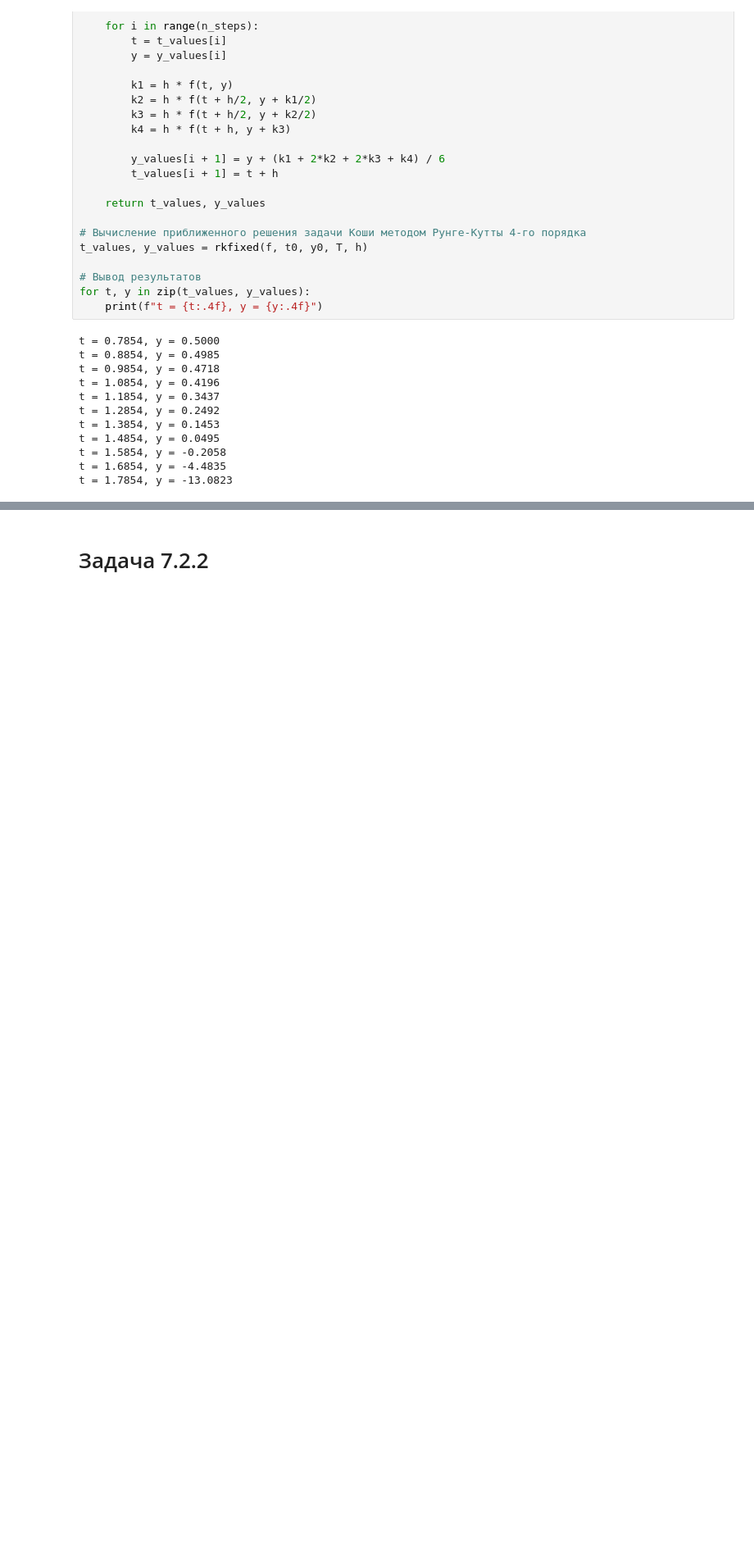
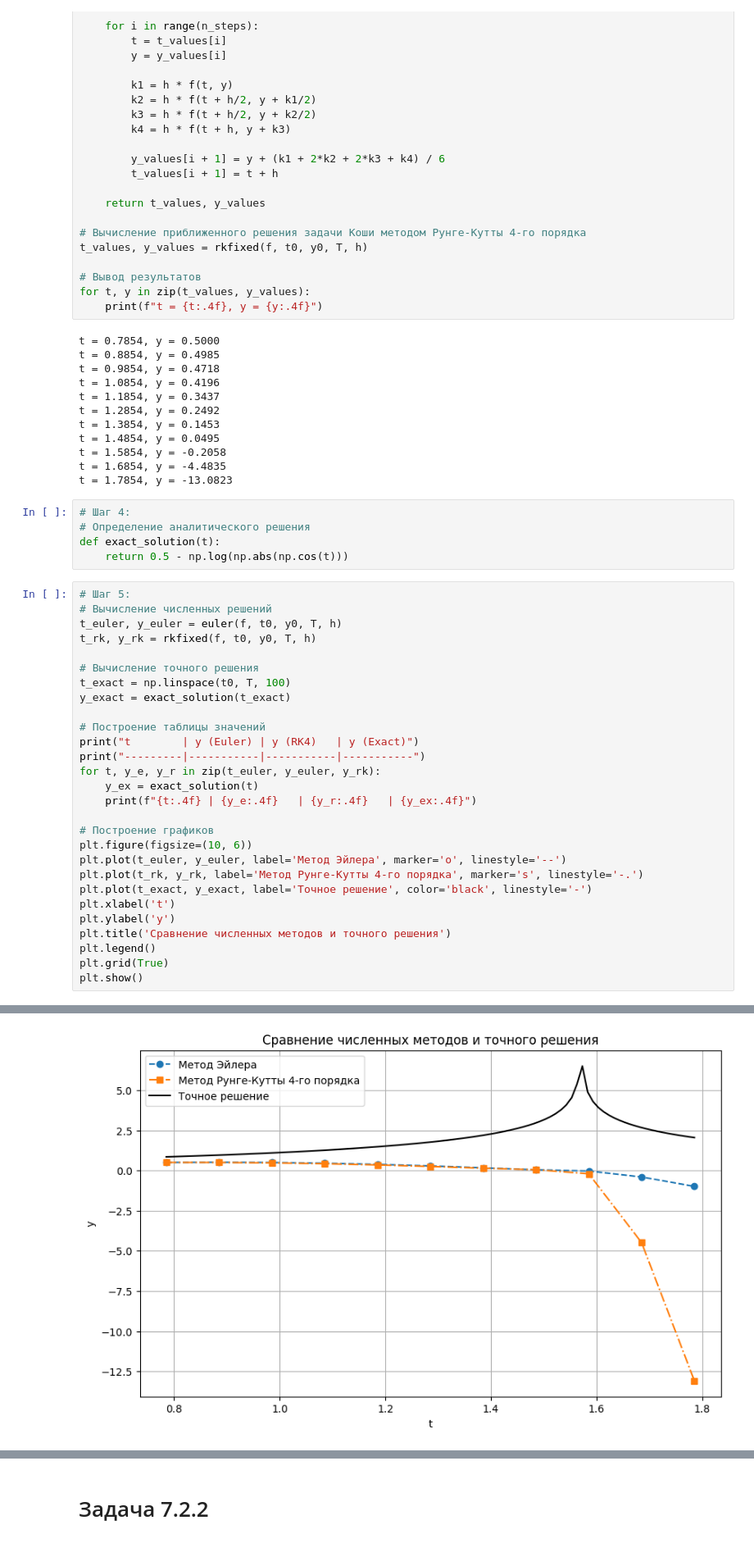
Before and after one commit to Syorito7/Tasks, a Jupyter notebook: HSE/Course_3/Numerical Methods/Laba_6/Indyuchenko_Nikita_BPM212_lab_6_numerical_methods.ipynb, the cells around one changed output, grey strips where cells are left out. Shown: that part at 82% size. Drawn from its saved outputs; the diff is of its cells as text; blank space fills up the shorter version.

```diff
--- a/HSE/Course_3/Numerical Methods/Laba_6/Indyuchenko_Nikita_BPM212_lab_6_numerical_methods.ipynb
+++ b/HSE/Course_3/Numerical Methods/Laba_6/Indyuchenko_Nikita_BPM212_lab_6_numerical_methods.ipynb
@@ -142,3 +143,37 @@ t = 1.4854, y = 0.0495
 t = 1.5854, y = -0.2058
 t = 1.6854, y = -4.4835
 t = 1.7854, y = -13.0823
+# %%
+# Шаг 4:
+# Определение аналитического решения
+def exact_solution(t):
+    return 0.5 - np.log(np.abs(np.cos(t)))
+# %%
+# Шаг 5:
+# Вычисление численных решений
+t_euler, y_euler = euler(f, t0, y0, T, h)
+t_rk, y_rk = rkfixed(f, t0, y0, T, h)
+
+# Вычисление точного решения
+t_exact = np.linspace(t0, T, 100)
+y_exact = exact_solution(t_exact)
+
+# Построение таблицы значений
+print("t        | y (Euler) | y (RK4)   | y (Exact)")
+print("---------|-----------|-----------|-----------")
+for t, y_e, y_r in zip(t_euler, y_euler, y_rk):
+    y_ex = exact_solution(t)
+    print(f"{t:.4f} | {y_e:.4f}   | {y_r:.4f}   | {y_ex:.4f}")
+
+# Построение графиков
+plt.figure(figsize=(10, 6))
+plt.plot(t_euler, y_euler, label='Метод Эйлера', marker='o', linestyle='--')
+plt.plot(t_rk, y_rk, label='Метод Рунге-Кутты 4-го порядка', marker='s', linestyle='-.')
+plt.plot(t_exact, y_exact, label='Точное решение', color='black', linestyle='-')
+plt.xlabel('t')
+plt.ylabel('y')
+plt.title('Сравнение численных методов и точного решения')
+plt.legend()
+plt.grid(True)
+plt.show()
+# %% [output]
@@ -144,0 +193 @@ t = 1.7854, y = -13.0823
+[figure, added]
```
Also changed, not shown: parts of 15 cells of this notebook, 3 other files.
